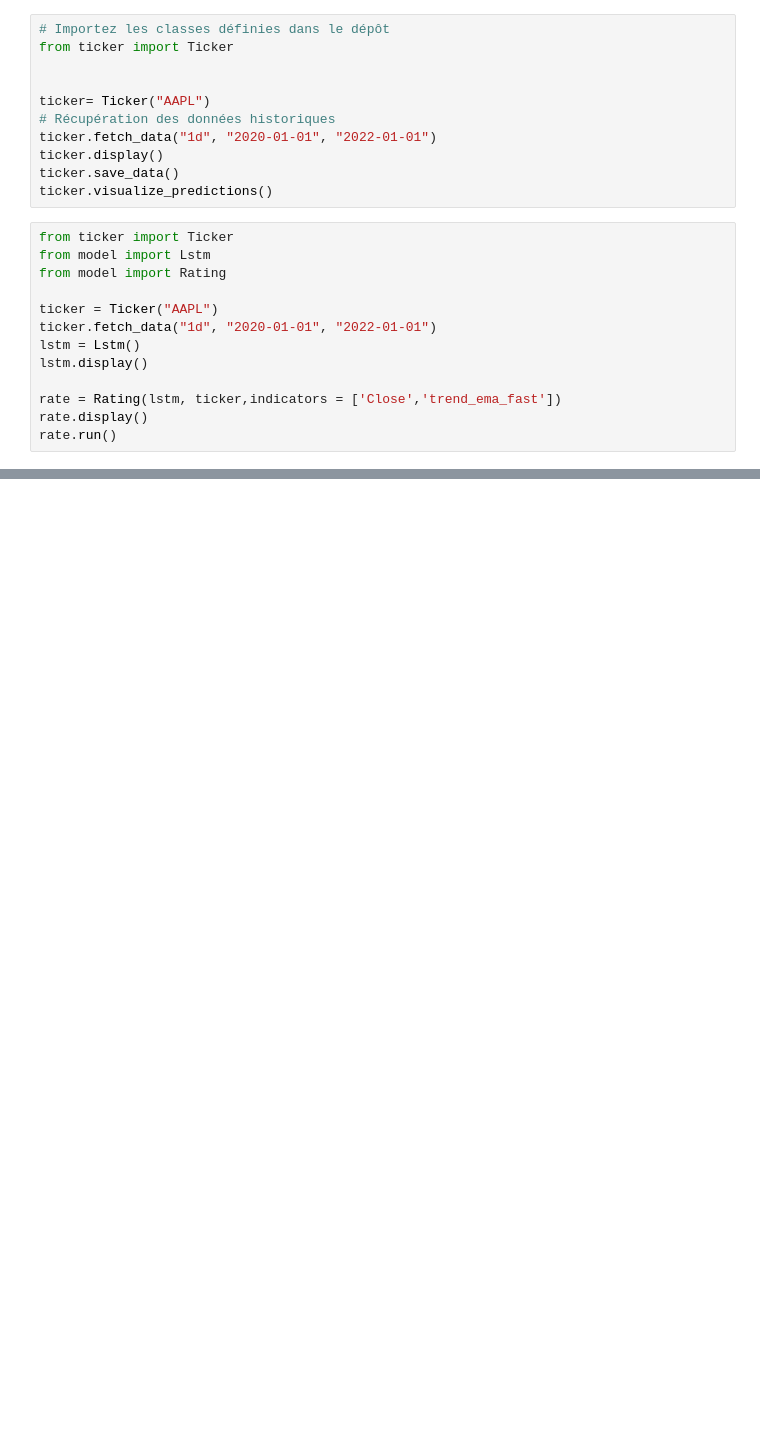
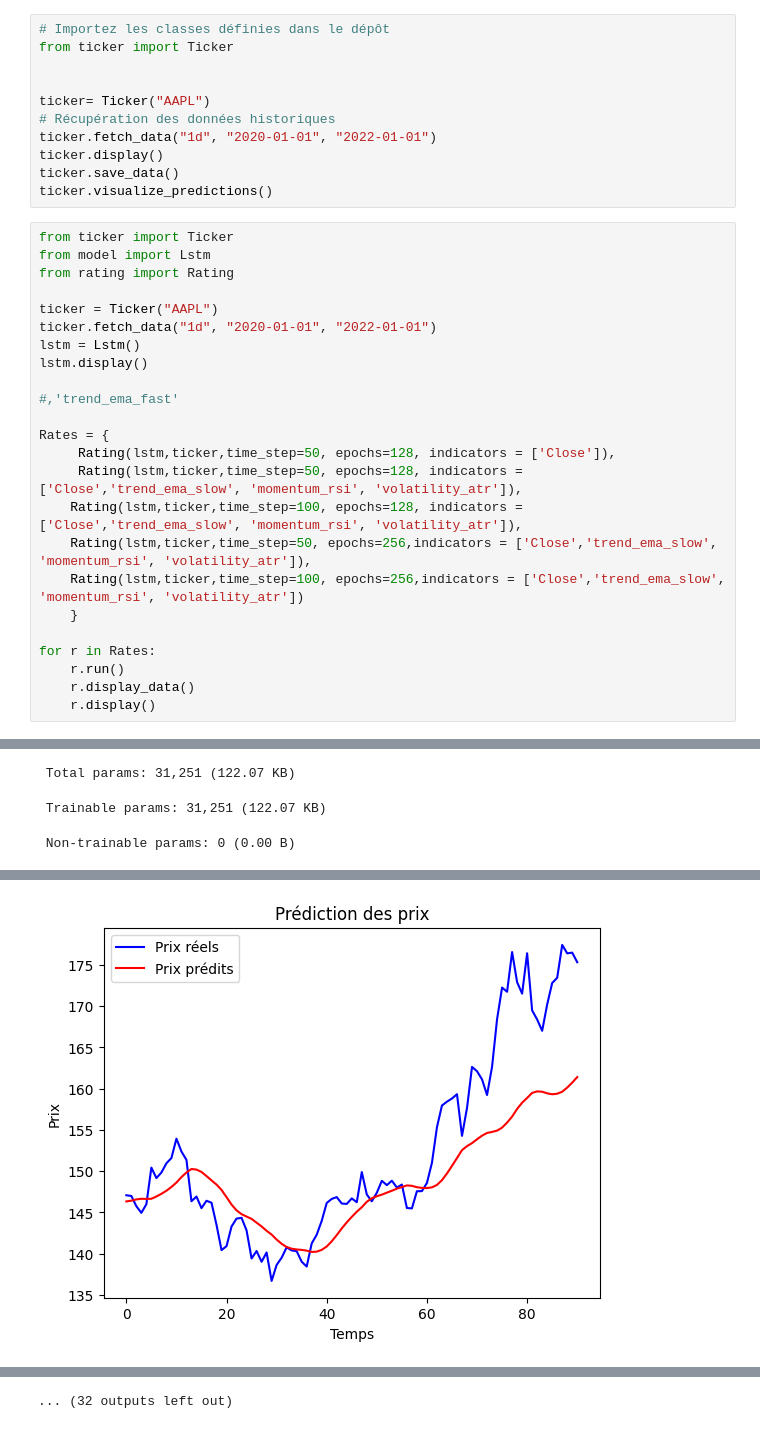
Before and after one commit to shumi289771/Ticker, a Jupyter notebook: testu.ipynb, the cells around one changed output, grey strips where cells are left out. Cells and saved outputs as stored; diff of their text form; blank space fills up the shorter version.

Commit message:
model ok

```diff
--- a/testu.ipynb
+++ b/testu.ipynb
@@ -12,14 +12,25 @@ ticker.visualize_predictions()
 # %%
 from ticker import Ticker
 from model import Lstm
-from model import Rating
+from rating import Rating
 
 ticker = Ticker("AAPL")
 ticker.fetch_data("1d", "2020-01-01", "2022-01-01")
 lstm = Lstm()
 lstm.display()
 
-rate = Rating(lstm, ticker,indicators = ['Close','trend_ema_fast'])
-rate.display()
-rate.run()
+#,'trend_ema_fast'
+
+Rates = {
+     Rating(lstm,ticker,time_step=50, epochs=128, indicators = ['Close']),
+     Rating(lstm,ticker,time_step=50, epochs=128, indicators = ['Close','trend_ema_slow', 'momentum_rsi', 'volatility_atr']),
+    Rating(lstm,ticker,time_step=100, epochs=128, indicators = ['Close','trend_ema_slow', 'momentum_rsi', 'volatility_atr']),
+    Rating(lstm,ticker,time_step=50, epochs=256,indicators = ['Close','trend_ema_slow', 'momentum_rsi', 'volatility_atr']),
+    Rating(lstm,ticker,time_step=100, epochs=256,indicators = ['Close','trend_ema_slow', 'momentum_rsi', 'volatility_atr'])
+    }
+
+for r in Rates:
+    r.run()
+    r.display_data()
+    r.display()
 # %% [output]
@@ -55,0 +85,3 @@ ValueError: Data cardinality is ambiguous. Make sure all arrays contain the same
+ Total params: 31,251 (122.07 KB)
+ Trainable params: 31,251 (122.07 KB)
+ Non-trainable params: 0 (0.00 B)
@@ -55,0 +105 @@ ValueError: Data cardinality is ambiguous. Make sure all arrays contain the same
+[figure, added]
@@ -55,0 +107 @@ ValueError: Data cardinality is ambiguous. Make sure all arrays contain the same
+... (32 outputs left out)
```
Also changed, not shown: parts of 1 cell of this notebook, 3 other files.
